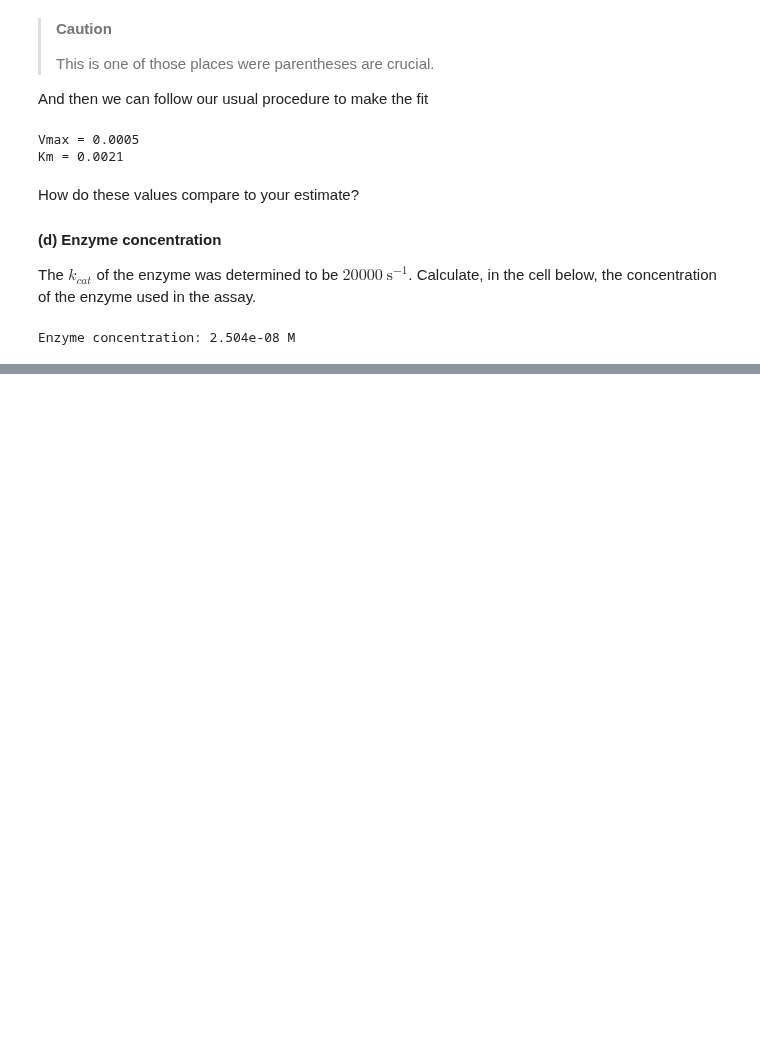
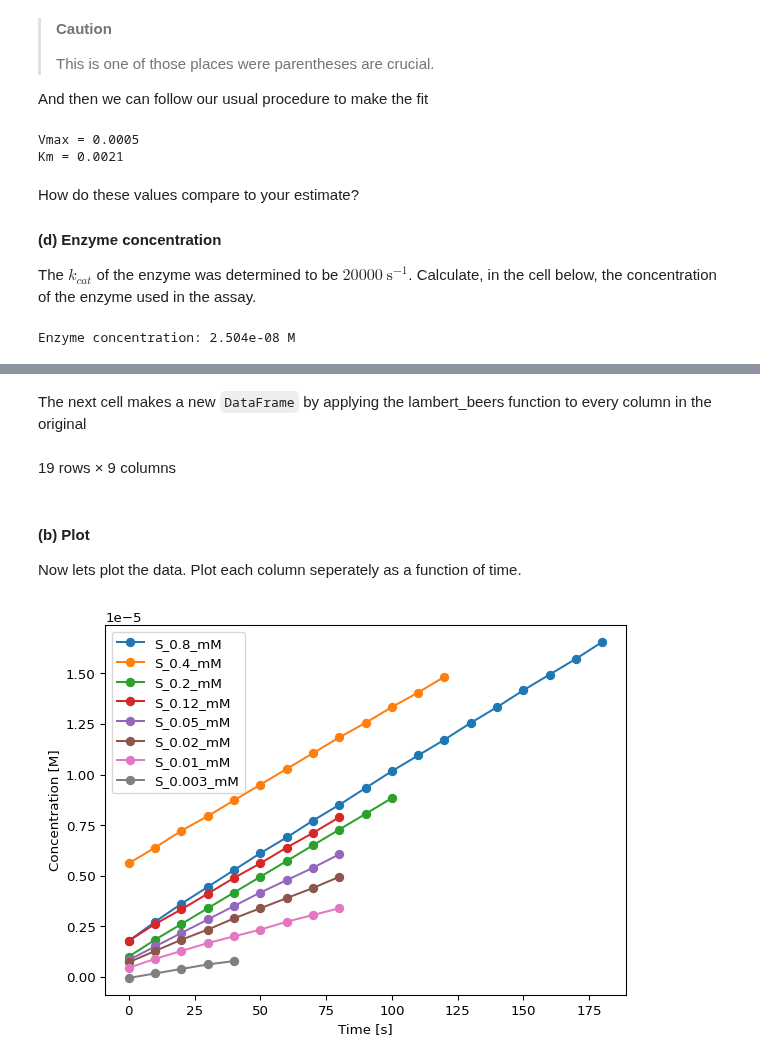
Before and after one commit to au-mbg/fysisk-biokemi, a Jupyter notebook: built_notebooks/master/week_47.ipynb, the cells around one changed output, grey strips where cells are left out. Saved outputs shown, nothing was run; the diff lists cells and outputs as text; code cells hidden in the pictures; blank space fills up the shorter version.

```diff
--- a/built_notebooks/master/week_47.ipynb
+++ b/built_notebooks/master/week_47.ipynb
@@ -1066,0 +1095,5 @@ Enzyme concentration: 2.504e-08 M
+# %%
+from IPython.display import display
+from fysisk_biokemi.datasets import load_dataset
+df = load_dataset('kinetics_LØ') # Load from package for the solution so it doesn't require to interact.
+display(df)
@@ -1066,0 +1119,44 @@ Enzyme concentration: 2.504e-08 M
+# %%
+def lambert_beers(absorbance):
+    L = 1 # cm
+    ext_coeff = 18000 # 1 / (M cm)
+    conc = absorbance / (L * ext_coeff) # M
+    return conc
+# %% [markdown]
+The next cell makes a new `DataFrame` by applying the lambert_beers
+function to every column in the original
+# %%
+data = {
+    'time': df['time'],
+    'S_0.8_mM': lambert_beers(df['0.8']),
+    'S_0.4_mM': lambert_beers(df['0.4']),
+    'S_0.2_mM': lambert_beers(df['0.2']),
+    'S_0.12_mM': lambert_beers(df['0.12']),
+    'S_0.05_mM': lambert_beers(df['0.05']),
+    'S_0.02_mM': lambert_beers(df['0.02']),
+    'S_0.01_mM': lambert_beers(df['0.01']),
+    'S_0.003_mM': lambert_beers(df['0.003']),
+}
+
+df = pd.DataFrame(data)
+display(df)
+# %% [output]
+19 rows × 9 columns
+# %% [markdown]
+#### (b) Plot
+
+Now lets plot the data. Plot each column seperately as a function of
+time.
+# %%
+fig, ax = plt.subplots()
+
+for key in df.keys():
+    if key != 'time':
+        ax.plot(df['time'], df[key], '-o', label=key)
+
+ax.set_xlabel('Time [s]')
+ax.set_ylabel('Concentration [M]')
+ax.legend()
+plt.show()
+# %% [output]
+[figure, added]
```
Also changed, not shown: parts of 27 cells of this notebook, 13 other files.
